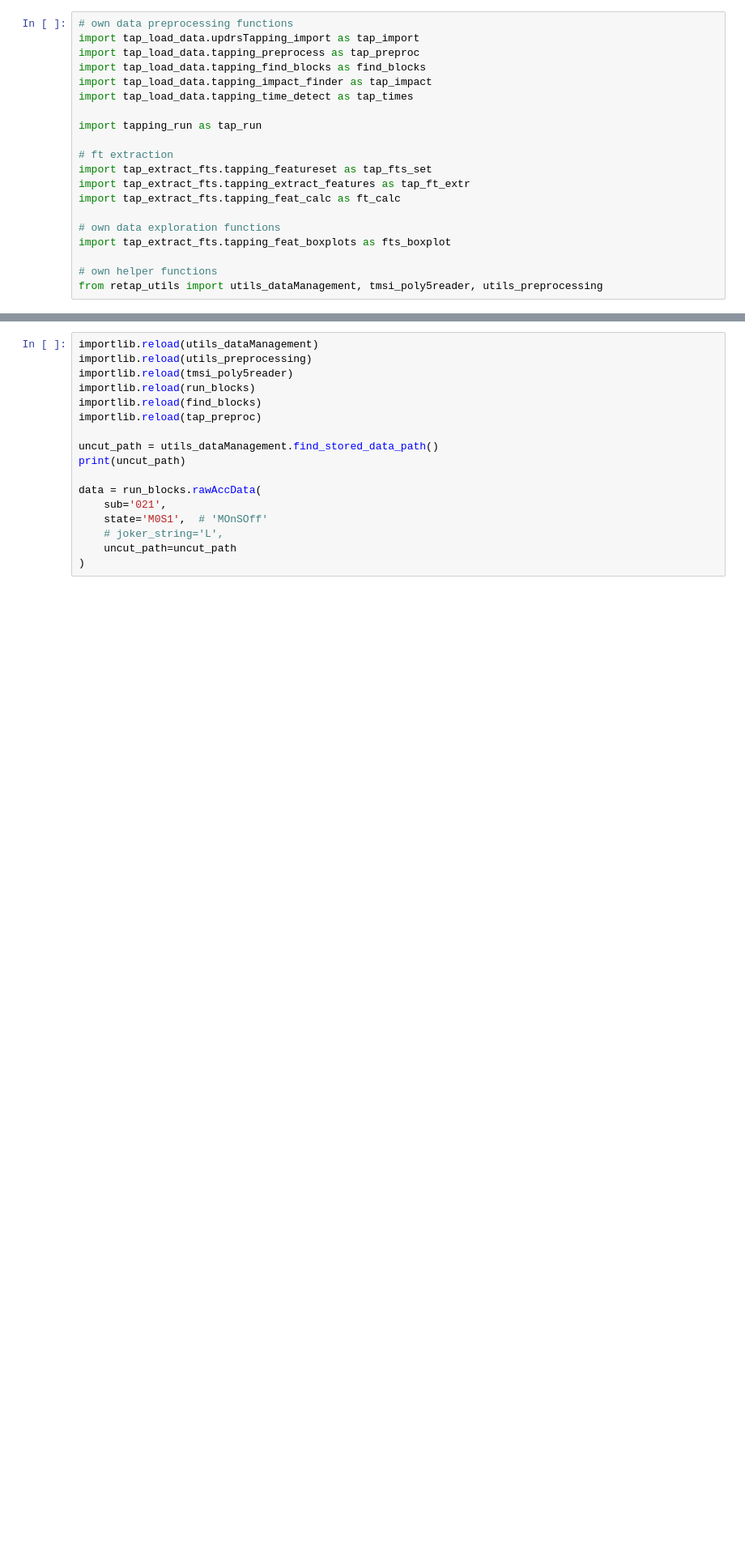
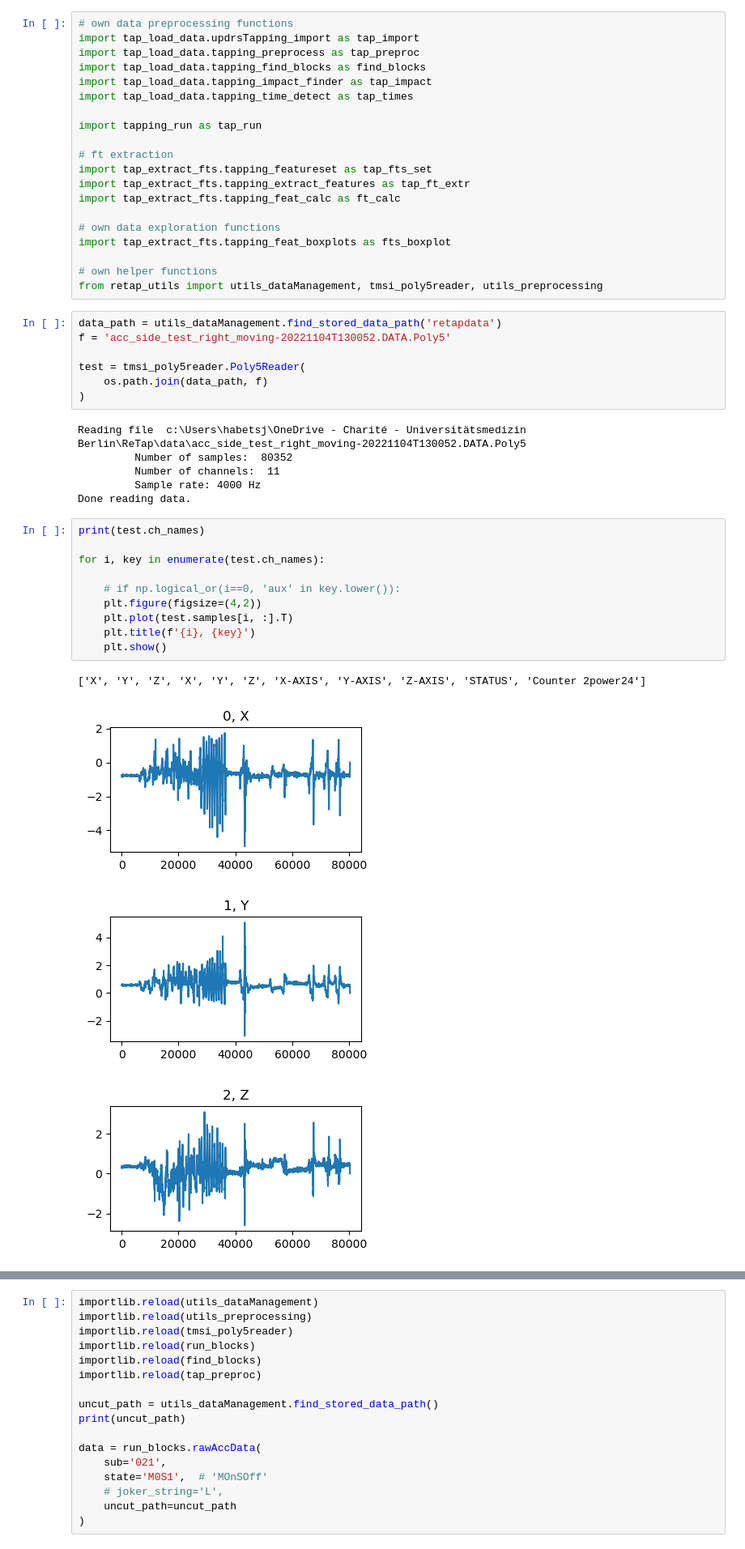
Before and after one commit to jgvhabets/updrsTapping, a Jupyter notebook: updrsTapping_finding_storing_blocks.ipynb, the cells around one changed output, grey strips where cells are left out. Shown at 81% size. Saved outputs shown, nothing was run; the diff lists cells and outputs as text; blank space fills up the shorter version.

Commit message:
Checking test-files, first ACC set is RIGHT-hand

```diff
--- a/updrsTapping_finding_storing_blocks.ipynb
+++ b/updrsTapping_finding_storing_blocks.ipynb
@@ -88,3 +88,31 @@ import tap_extract_fts.tapping_feat_boxplots as fts_boxplot
 
 # own helper functions
 from retap_utils import utils_dataManagement, tmsi_poly5reader, utils_preprocessing
+# %%
+data_path = utils_dataManagement.find_stored_data_path('retapdata')
+f = 'acc_side_test_right_moving-20221104T130052.DATA.Poly5'
+
+test = tmsi_poly5reader.Poly5Reader(
+    os.path.join(data_path, f)
+)
+# %% [output]
+Reading file  c:\Users\habetsj\OneDrive - Charité - Universitätsmedizin Berlin\ReTap\data\acc_side_test_right_moving-20221104T130052.DATA.Poly5
+         Number of samples:  80352
+         Number of channels:  11
+         Sample rate: 4000 Hz
+Done reading data.
+# %%
+print(test.ch_names)
+
+for i, key in enumerate(test.ch_names):
+
+    # if np.logical_or(i==0, 'aux' in key.lower()):
+    plt.figure(figsize=(4,2))
+    plt.plot(test.samples[i, :].T)
+    plt.title(f'{i}, {key}')
+    plt.show()
+# %% [output]
+['X', 'Y', 'Z', 'X', 'Y', 'Z', 'X-AXIS', 'Y-AXIS', 'Z-AXIS', 'STATUS', 'Counter 2power24']
+[figure, added]
+[figure, added]
+[figure, added]
```
Also changed, not shown: parts of 1 cell of this notebook, 2 other files.
